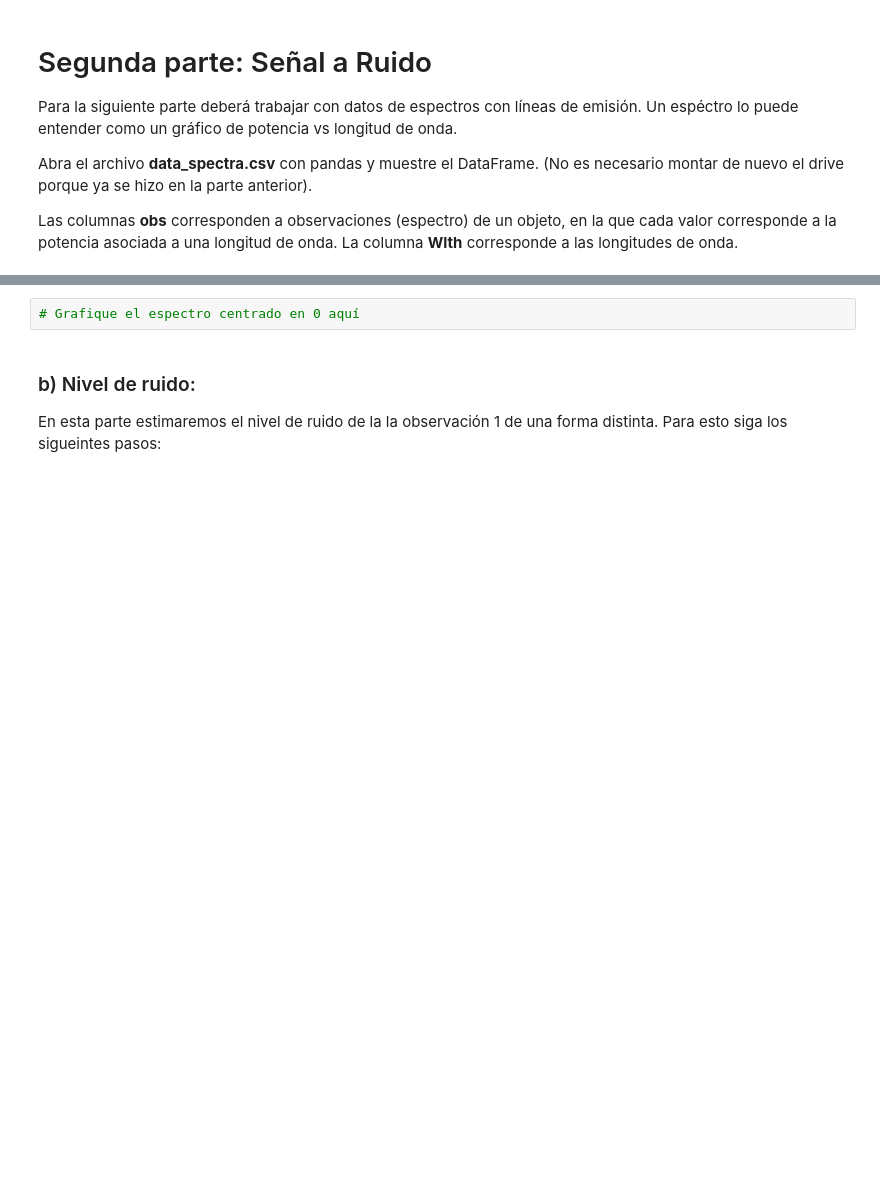
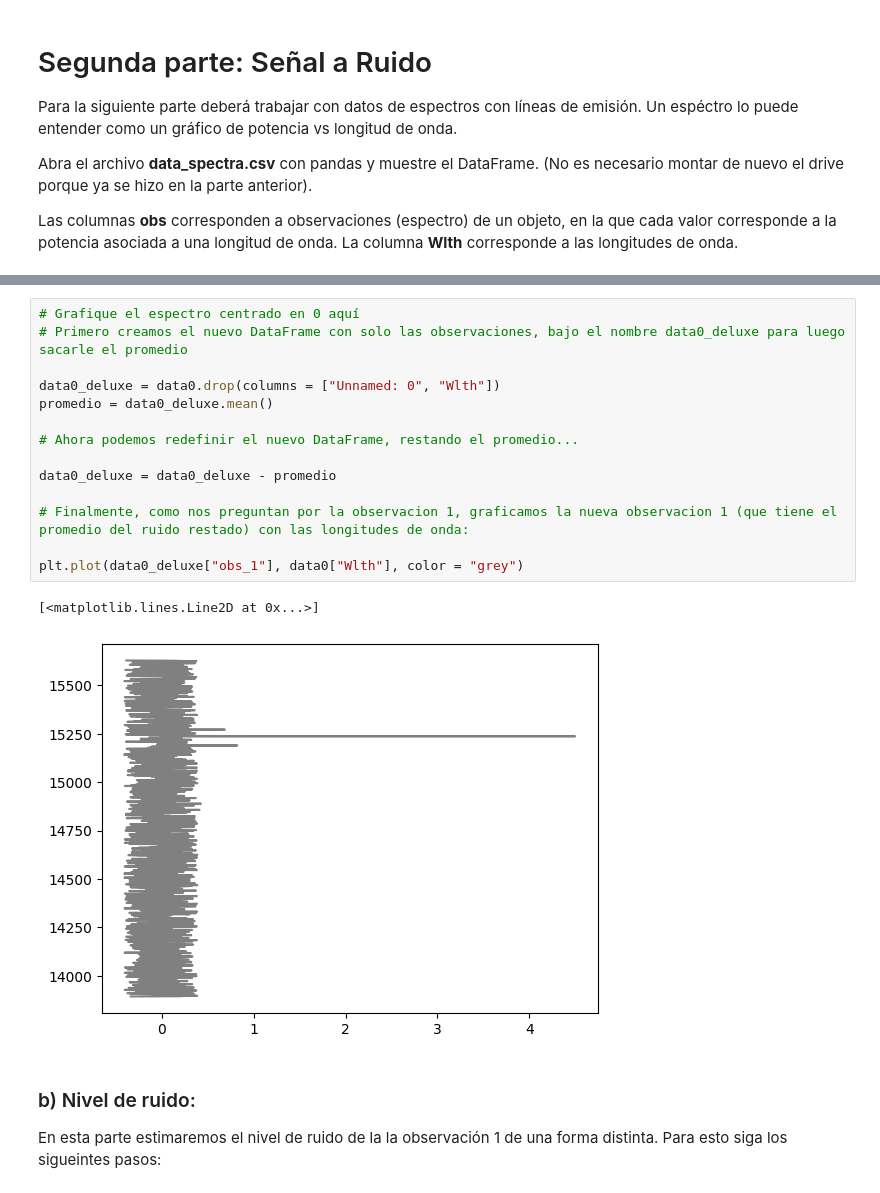
Before and after one commit to GARU0012/Tarea-2, a Jupyter notebook: Tarea2.ipynb, the cells around one changed output, grey strips where cells are left out. Drawn from its saved outputs; the diff is of its cells as text; blank space fills up the shorter version.

```diff
--- a/Tarea2.ipynb
+++ b/Tarea2.ipynb
@@ -201,5 +230,20 @@ Notará que los valores del eje y están centrados alrededor de 1. Centre la obs
-# %%
-# Grafique el espectro centrado en 0 aquí
+# %%
+# Grafique el espectro centrado en 0 aquí
+# Primero creamos el nuevo DataFrame con solo las observaciones, bajo el nombre data0_deluxe para luego sacarle el promedio
+
+data0_deluxe = data0.drop(columns = ["Unnamed: 0", "Wlth"])
+promedio = data0_deluxe.mean()
+
+# Ahora podemos redefinir el nuevo DataFrame, restando el promedio...
+
+data0_deluxe = data0_deluxe - promedio
+
+# Finalmente, como nos preguntan por la observacion 1, graficamos la nueva observacion 1 (que tiene el promedio del ruido restado) con las longitudes de onda:
+
+plt.plot(data0_deluxe["obs_1"], data0["Wlth"], color = "grey")
+# %% [output]
+[<matplotlib.lines.Line2D at 0x...>]
+[figure, added]
 # %% [markdown]
 ### b) Nivel de ruido:
 
```
Also changed, not shown: parts of 21 cells of this notebook.
